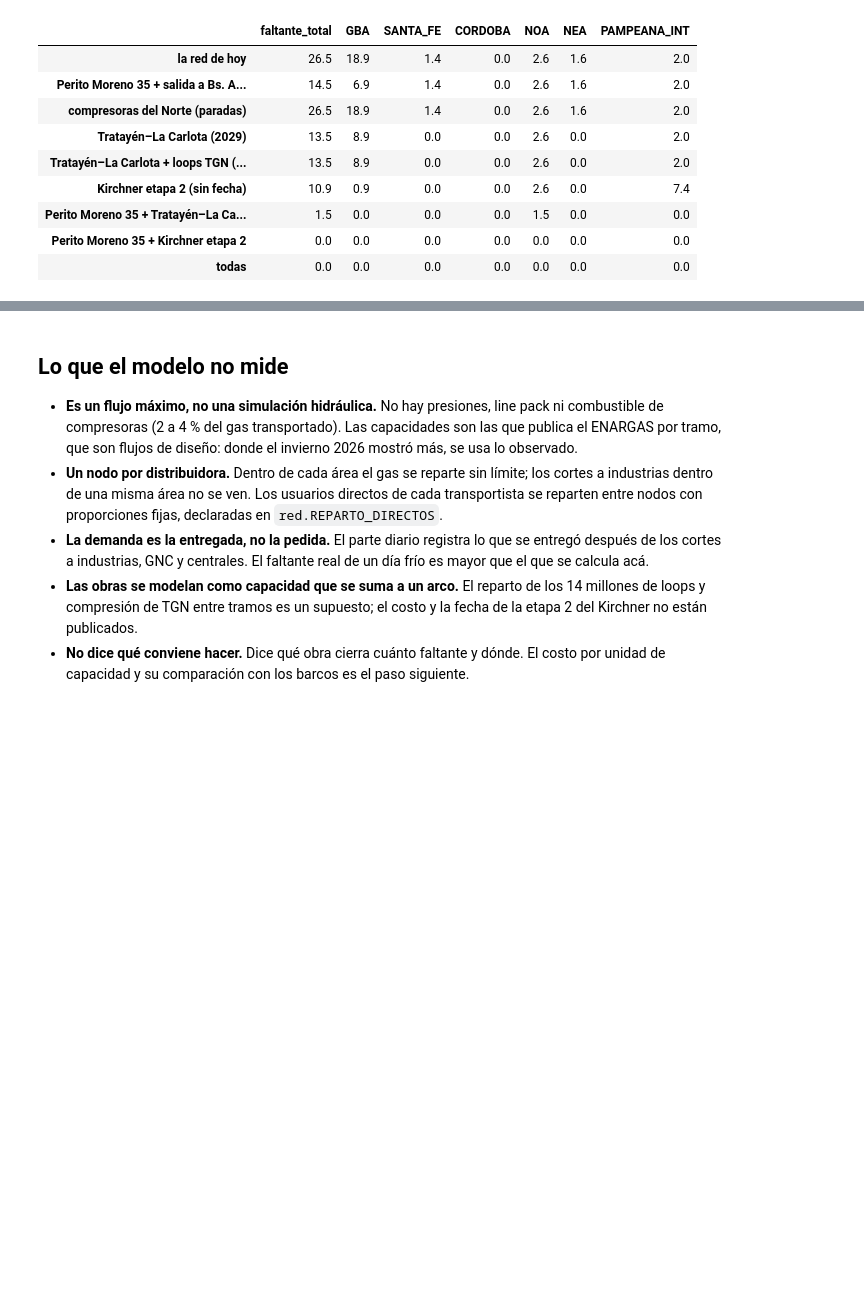
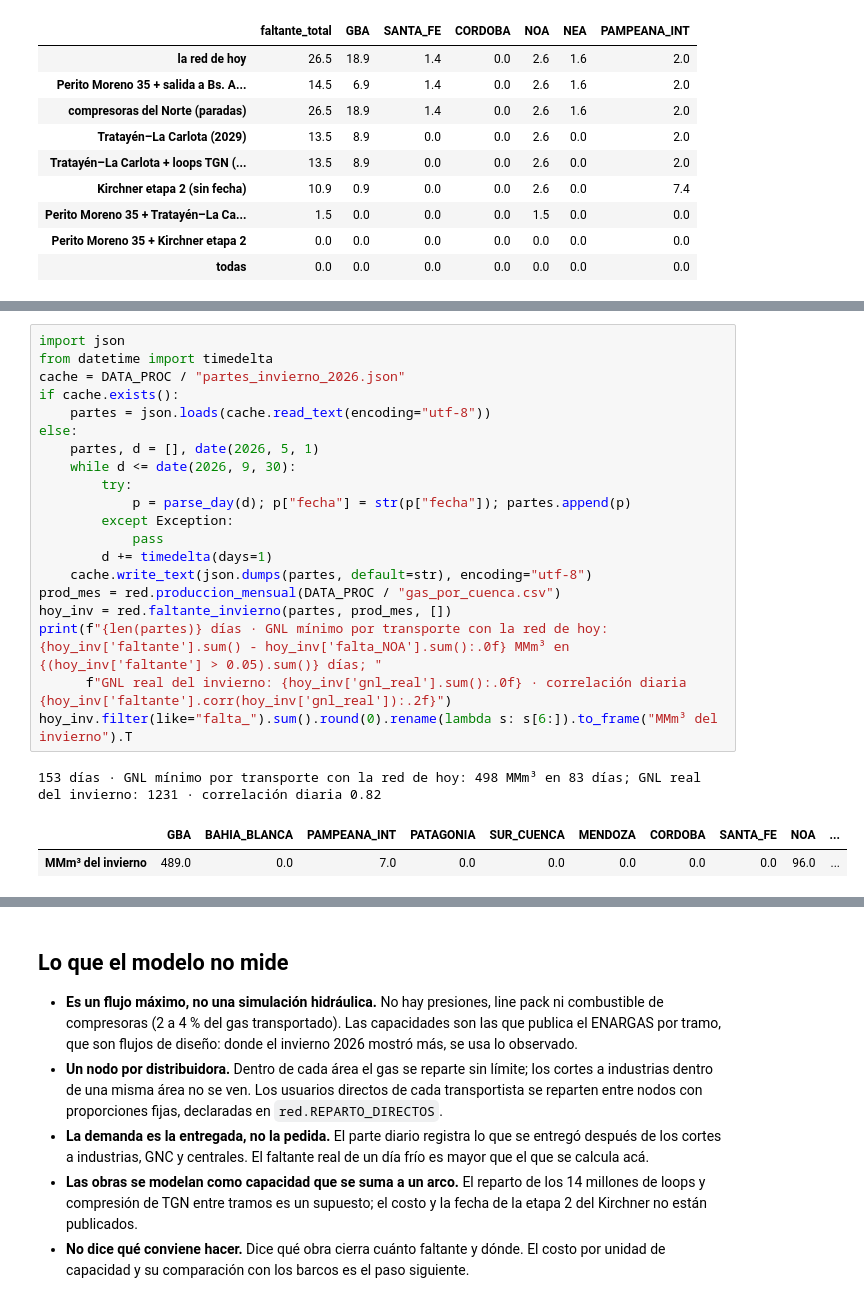
Before and after one commit to dpinero14/gas-lab, a Jupyter notebook: notebooks/03_la_red.ipynb, the cells around one changed output, grey strips where cells are left out. Drawn from its saved outputs; the diff is of its cells as text; blank space fills up the shorter version.

```diff
--- a/notebooks/03_la_red.ipynb
+++ b/notebooks/03_la_red.ipynb
@@ -196,0 +209,24 @@ tablas["Día frío de un invierno frío (+8 %, demanda 158)"].rename(index=rot)[
+# %%
+import json
+from datetime import timedelta
+cache = DATA_PROC / "partes_invierno_2026.json"
+if cache.exists():
+    partes = json.loads(cache.read_text(encoding="utf-8"))
+else:
+    partes, d = [], date(2026, 5, 1)
+    while d <= date(2026, 9, 30):
+        try:
+            p = parse_day(d); p["fecha"] = str(p["fecha"]); partes.append(p)
+        except Exception:
+            pass
+        d += timedelta(days=1)
+    cache.write_text(json.dumps(partes, default=str), encoding="utf-8")
+prod_mes = red.produccion_mensual(DATA_PROC / "gas_por_cuenca.csv")
+hoy_inv = red.faltante_invierno(partes, prod_mes, [])
+print(f"{len(partes)} días · GNL mínimo por transporte con la red de hoy: {hoy_inv['faltante'].sum() - hoy_inv['falta_NOA'].sum():.0f} MMm³ en {(hoy_inv['faltante'] > 0.05).sum()} días; "
+      f"GNL real del invierno: {hoy_inv['gnl_real'].sum():.0f} · correlación diaria {hoy_inv['faltante'].corr(hoy_inv['gnl_real']):.2f}")
+hoy_inv.filter(like="falta_").sum().round(0).rename(lambda s: s[6:]).to_frame("MMm³ del invierno").T
+# %% [output]
+153 días · GNL mínimo por transporte con la red de hoy: 498 MMm³ en 83 días; GNL real del invierno: 1231 · correlación diaria 0.82
+|  | GBA | BAHIA_BLANCA | PAMPEANA_INT | PATAGONIA | SUR_CUENCA | MENDOZA | CORDOBA | SANTA_FE | NOA | ... |
+| MMm³ del invierno | 489.0 | 0.0 | 7.0 | 0.0 | 0.0 | 0.0 | 0.0 | 0.0 | 96.0 | ... |
```
Also changed, not shown: parts of 3 cells of this notebook, 8 other files.
